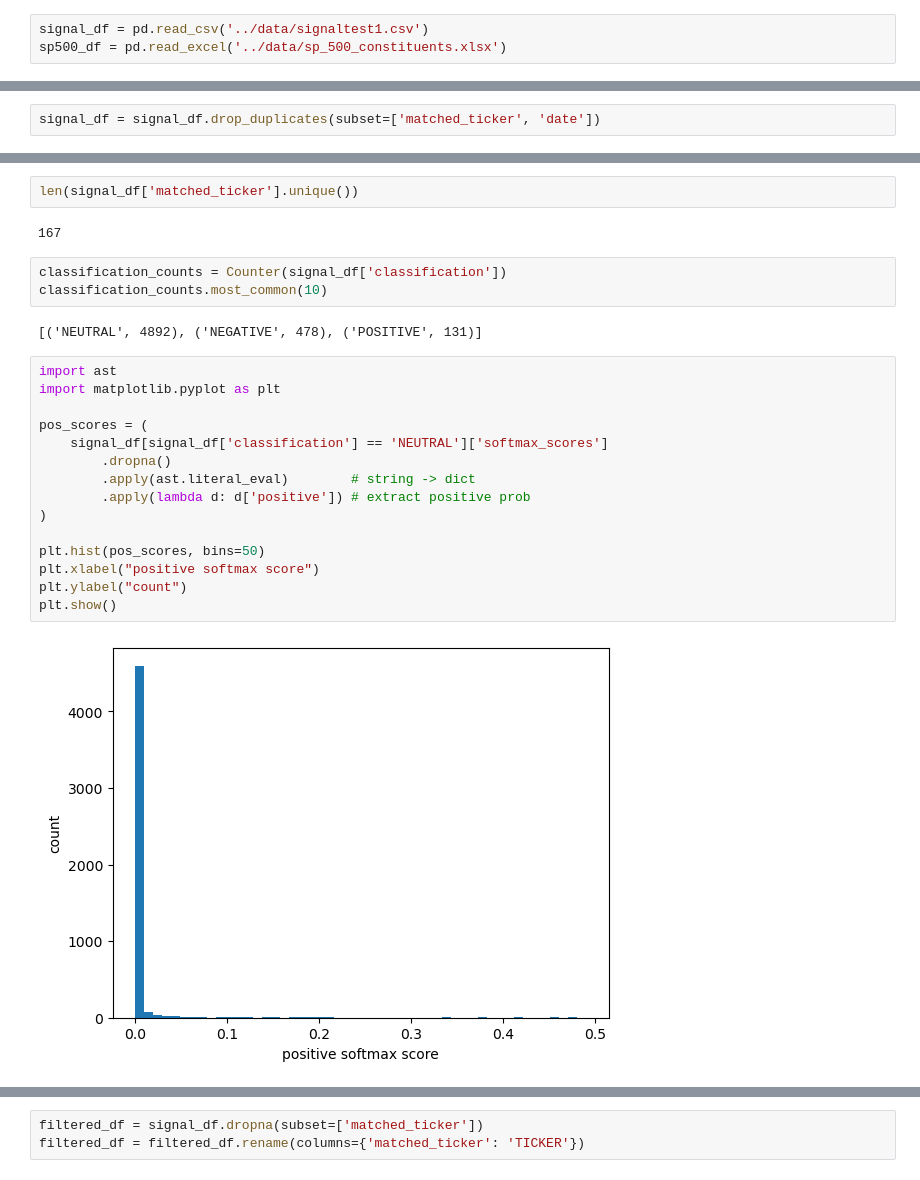
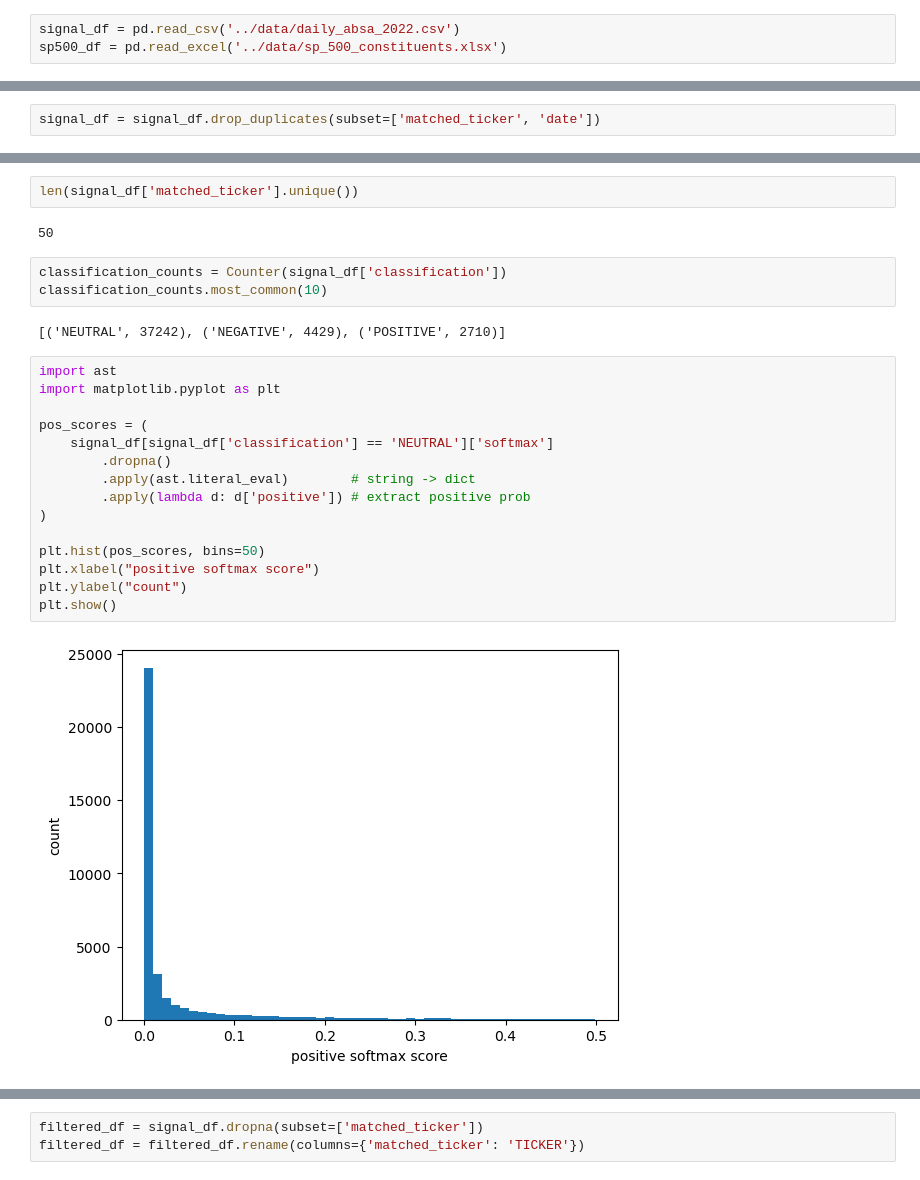
Before and after one commit to kktallam/ML-Capstone-Project-006, a Jupyter notebook: code/entity_match.ipynb, the cells around one changed output, grey strips where cells are left out. Cells and saved outputs as stored; diff of their text form.

```diff
--- a/code/entity_match.ipynb
+++ b/code/entity_match.ipynb
@@ -3,5 +3,5 @@ import numpy as np
 import pandas as pd
 import matplotlib.pyplot as plt
 # %%
-signal_df = pd.read_csv('../data/signaltest1.csv')
+signal_df = pd.read_csv('../data/daily_absa_2022.csv')
 sp500_df = pd.read_excel('../data/sp_500_constituents.xlsx')
@@ -147,26 +142,26 @@ signal_df
 # %%
 len(signal_df['matched_ticker'].unique())
 # %% [output]
-167
+50
 # %%
 classification_counts = Counter(signal_df['classification'])
 classification_counts.most_common(10)
 # %% [output]
-[('NEUTRAL', 4892), ('NEGATIVE', 478), ('POSITIVE', 131)]
+[('NEUTRAL', 37242), ('NEGATIVE', 4429), ('POSITIVE', 2710)]
 # %%
 import ast
 import matplotlib.pyplot as plt
 
 pos_scores = (
-    signal_df[signal_df['classification'] == 'NEUTRAL']['softmax_scores']
+    signal_df[signal_df['classification'] == 'NEUTRAL']['softmax']
         .dropna()
         .apply(ast.literal_eval)        # string -> dict
         .apply(lambda d: d['positive']) # extract positive prob
 )
 
 plt.hist(pos_scores, bins=50)
 plt.xlabel("positive softmax score")
 plt.ylabel("count")
 plt.show()
 # %% [output]
-[figure, old version]
+[figure, new version]
```
Also changed, not shown: parts of 25 cells of this notebook.
